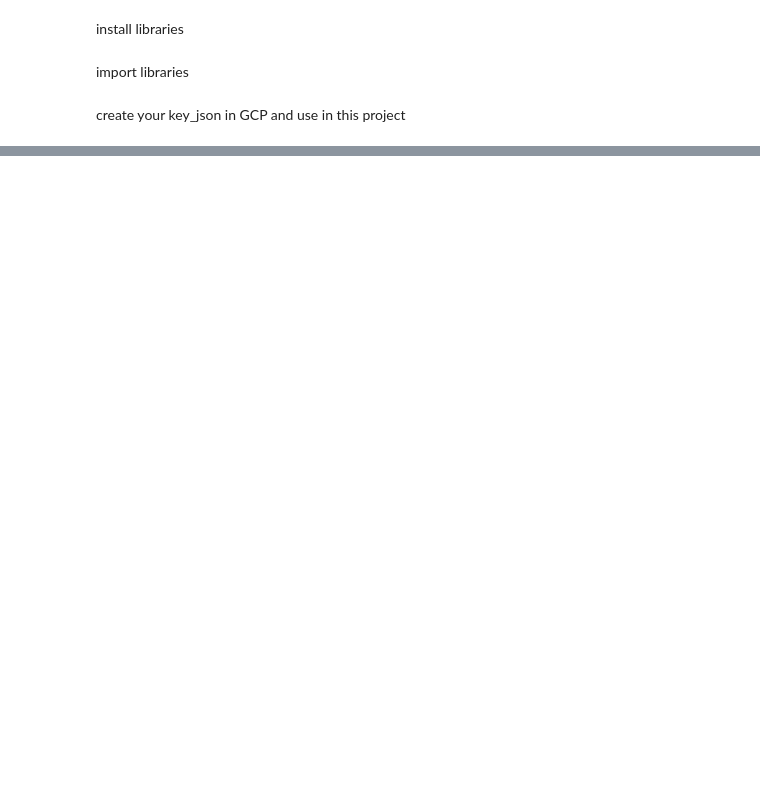
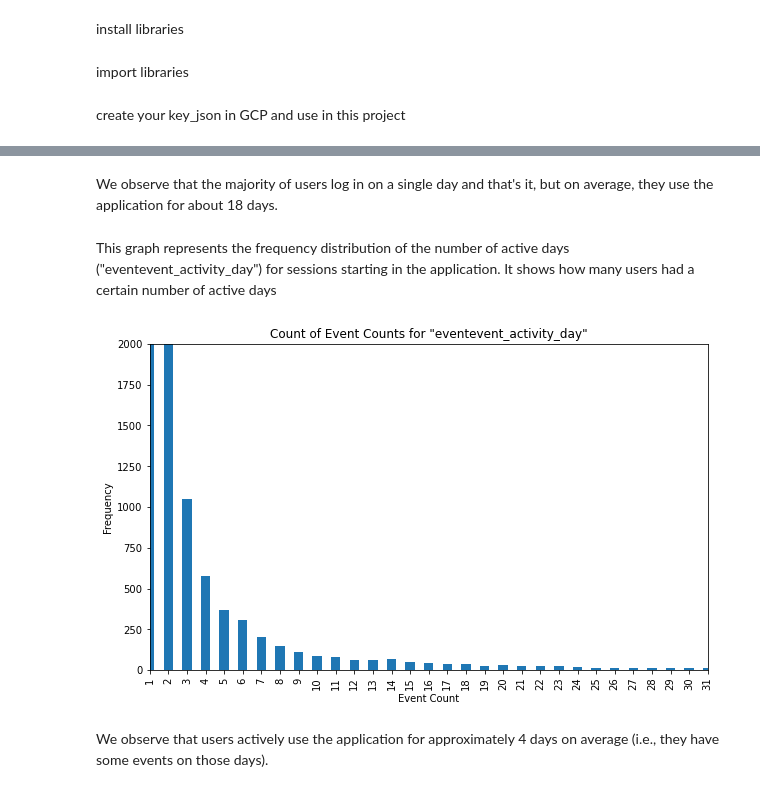
Before and after one commit to Zavadskiy/test_analyst, a Jupyter notebook: test_task_analyst.ipynb, the cells around one changed output, grey strips where cells are left out. Cells and saved outputs as stored; diff of their text form; code cells hidden in the pictures; blank space fills up the shorter version.

```diff
--- a/test_task_analyst.ipynb
+++ b/test_task_analyst.ipynb
@@ -196,0 +273,23 @@ plt.show()
+# %% [markdown]
+We observe that the majority of users log in on a single day and that's it, but on average, they use the application for about 18 days.
+# %% [markdown]
+This graph represents the frequency distribution of the number of active days ("eventevent_activity_day") for sessions starting in the application. It shows how many users had a certain number of active days
+# %%
+filtered_data = df[df['event_name'] == 'session_start']['eventevent_activity_day']
+
+event_counts = filtered_data.value_counts().sort_index()
+
+plt.figure(figsize=(10, 6))
+event_counts.plot(kind='bar')
+plt.title('Count of Event Counts for "eventevent_activity_day"')
+plt.xlabel('Event Count')
+plt.ylabel('Frequency')
+
+plt.ylim(0, 2000)
+plt.xlim(0, 30)
+
+plt.show()
+# %% [output]
+[figure, added]
+# %% [markdown]
+We observe that users actively use the application for approximately 4 days on average (i.e., they have some events on those days).
```
Also changed, not shown: parts of 50 cells of this notebook.
